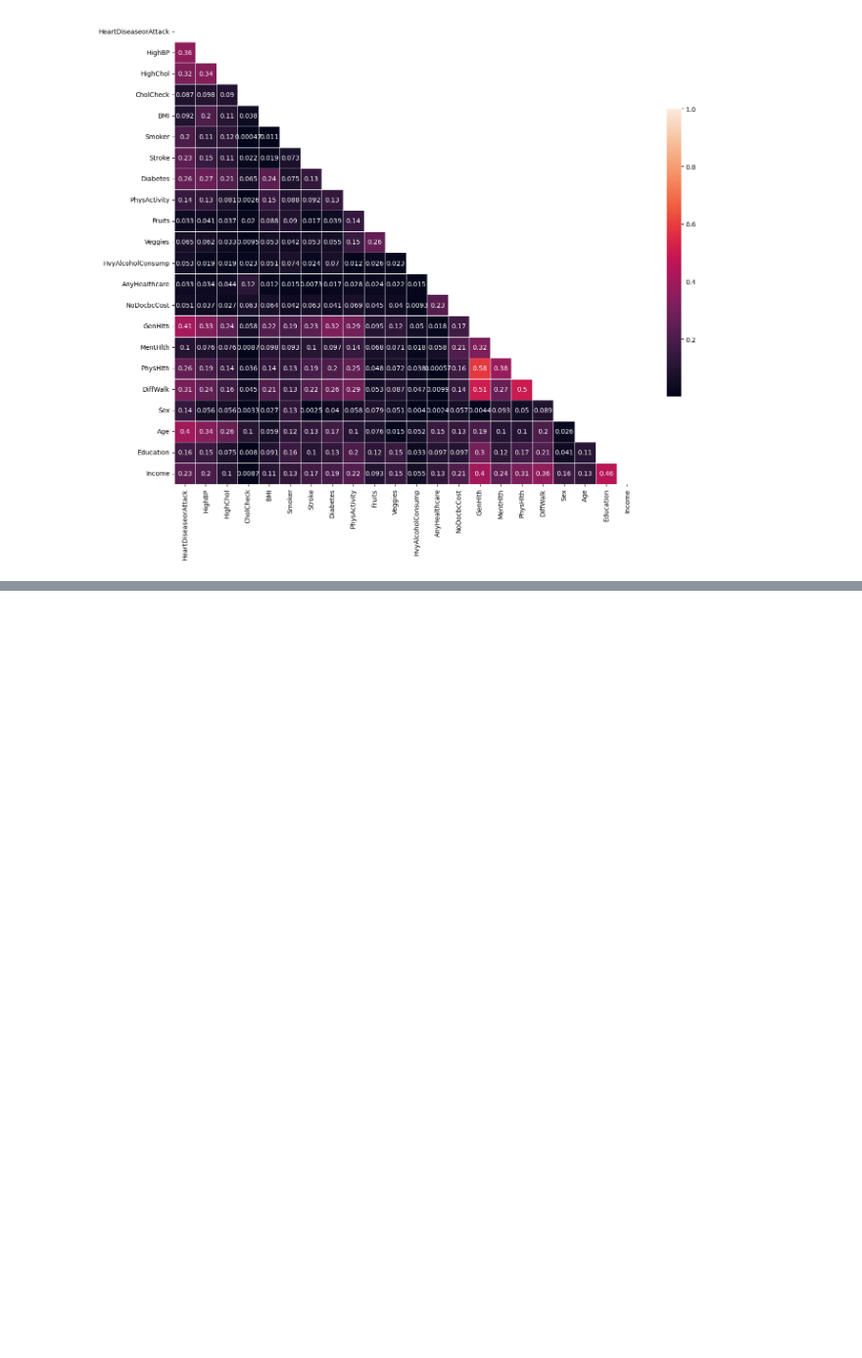
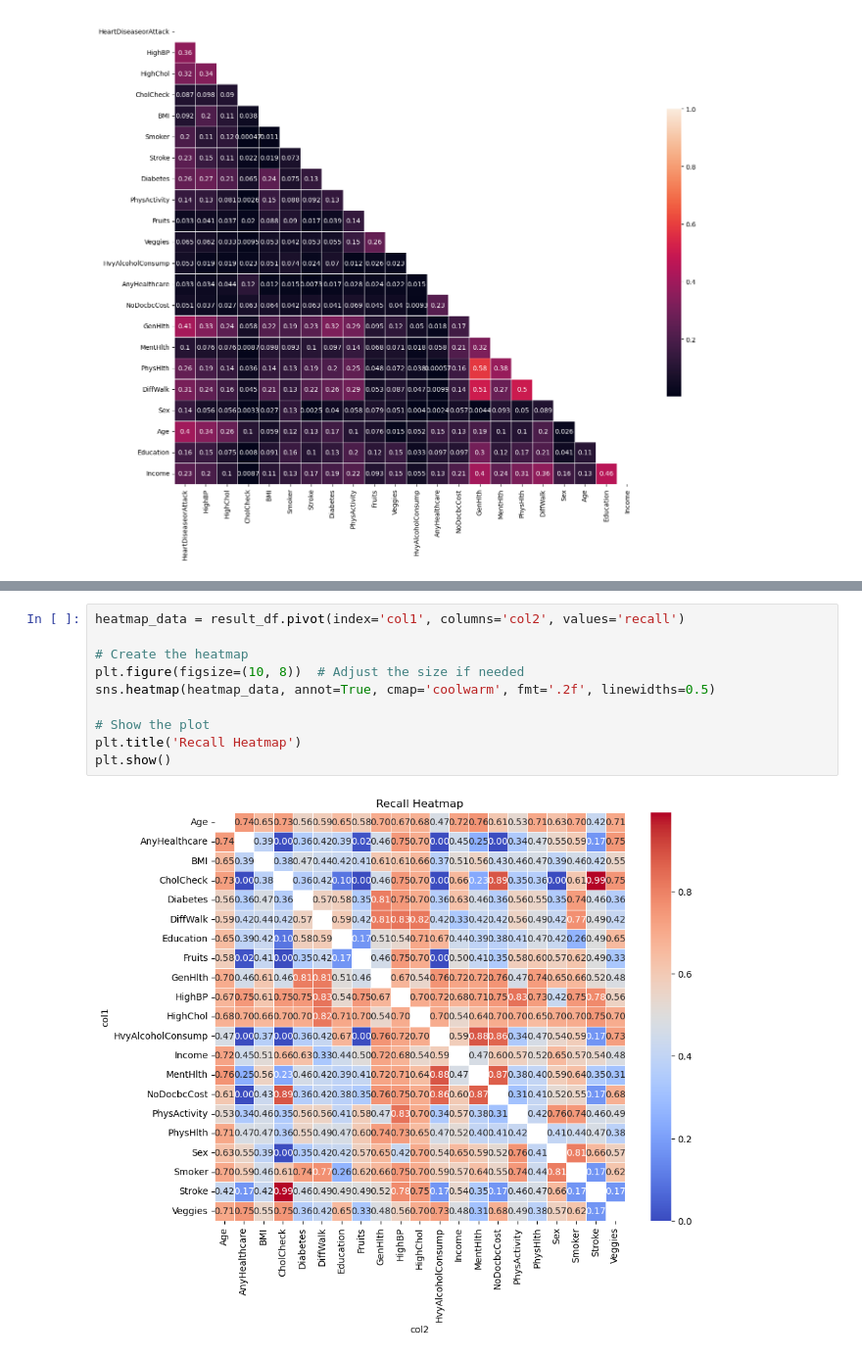
Before and after one commit to owen-george/Heart_Attack_ML-Model, a Jupyter notebook: notebooks/load_and_resample_owen.ipynb, the cells around one changed output, grey strips where cells are left out. Shown at 98% size. Saved outputs shown, nothing was run; the diff lists cells and outputs as text; blank space fills up the shorter version.

```diff
--- a/notebooks/load_and_resample_owen.ipynb
+++ b/notebooks/load_and_resample_owen.ipynb
@@ -412,0 +498,12 @@ heatmap_data
+# %%
+heatmap_data = result_df.pivot(index='col1', columns='col2', values='recall')
+
+# Create the heatmap
+plt.figure(figsize=(10, 8))  # Adjust the size if needed
+sns.heatmap(heatmap_data, annot=True, cmap='coolwarm', fmt='.2f', linewidths=0.5)
+
+# Show the plot
+plt.title('Recall Heatmap')
+plt.show()
+# %% [output]
+[figure, added]
```
Also changed, not shown: parts of 24 cells of this notebook.
